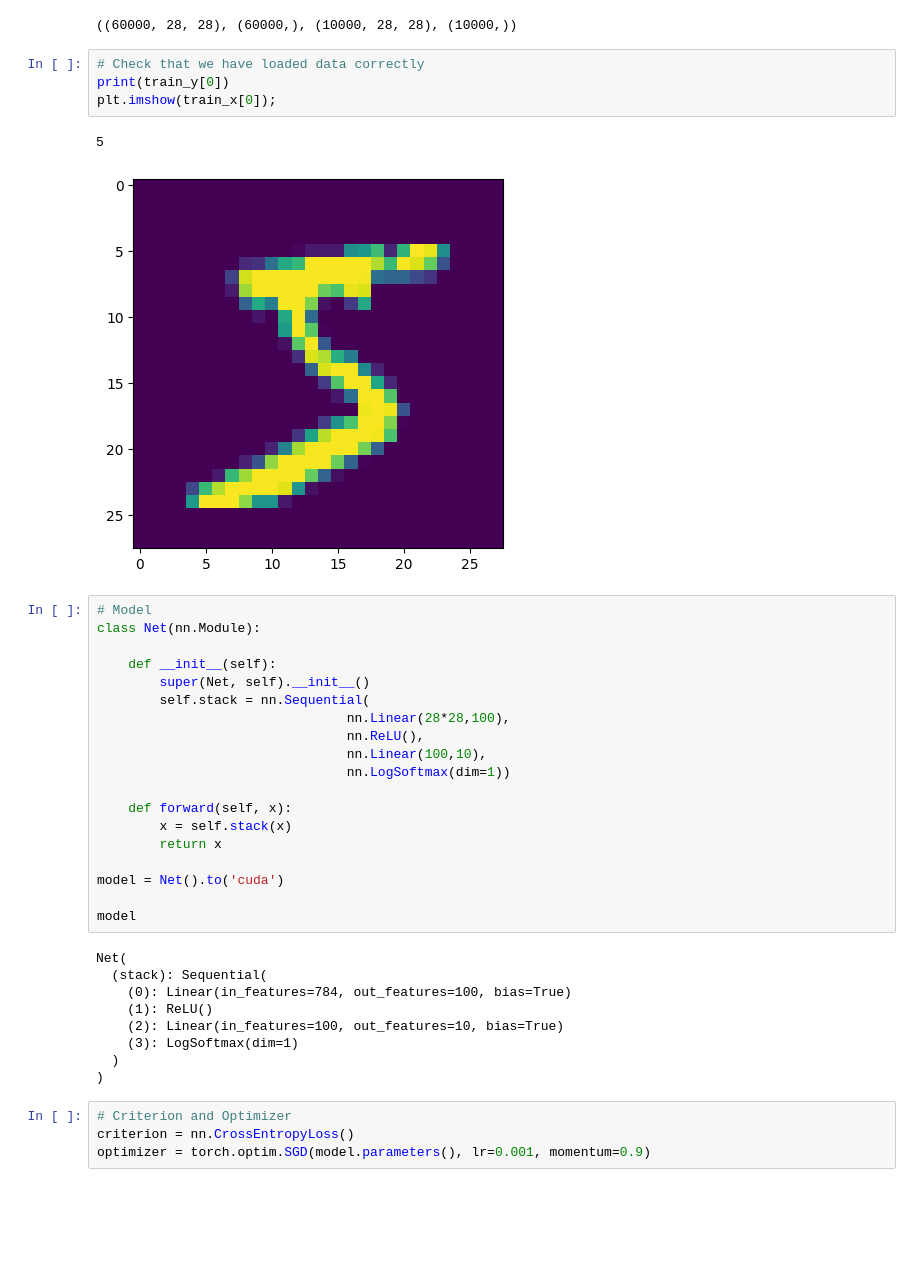
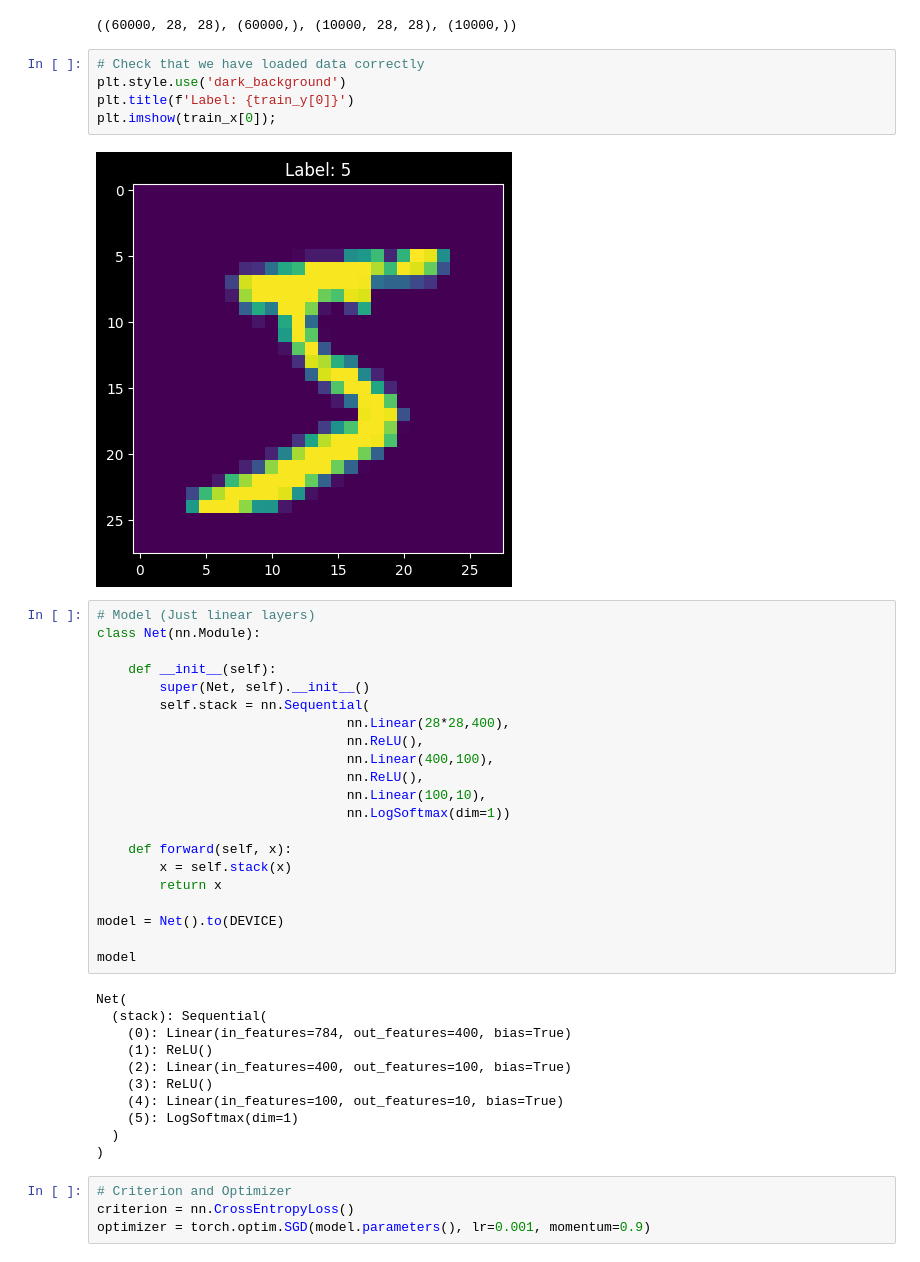
Before and after one commit to Bekkelien/mnist, a Jupyter notebook: mnist.ipynb, the cells around one changed output. Cells and saved outputs as stored; diff of their text form; blank space fills up the shorter version.

```diff
--- a/mnist.ipynb
+++ b/mnist.ipynb
@@ -65,19 +72,21 @@ train_x.shape, train_y.shape, test_x.shape, test_y.shape
 ((60000, 28, 28), (60000,), (10000, 28, 28), (10000,))
 # %%
 # Check that we have loaded data correctly
-print(train_y[0])
+plt.style.use('dark_background')
+plt.title(f'Label: {train_y[0]}')
 plt.imshow(train_x[0]);
 # %% [output]
-5
-[figure, old version]
+[figure, new version]
 # %%
-# Model
+# Model (Just linear layers)
 class Net(nn.Module):
 
     def __init__(self):
         super(Net, self).__init__()
         self.stack = nn.Sequential(
-                                nn.Linear(28*28,100),
+                                nn.Linear(28*28,400),
+                                nn.ReLU(),
+                                nn.Linear(400,100),
                                 nn.ReLU(),
                                 nn.Linear(100,10),
                                 nn.LogSoftmax(dim=1))
@@ -86,16 +95,18 @@ class Net(nn.Module):
         x = self.stack(x)
         return x
 
-model = Net().to('cuda')
+model = Net().to(DEVICE)
 
 model
 # %% [output]
 Net(
   (stack): Sequential(
-    (0): Linear(in_features=784, out_features=100, bias=True)
+    (0): Linear(in_features=784, out_features=400, bias=True)
     (1): ReLU()
-    (2): Linear(in_features=100, out_features=10, bias=True)
-    (3): LogSoftmax(dim=1)
+    (2): Linear(in_features=400, out_features=100, bias=True)
+    (3): ReLU()
+    (4): Linear(in_features=100, out_features=10, bias=True)
+    (5): LogSoftmax(dim=1)
   )
 )
 # %%
```
Also changed, not shown: parts of 9 cells of this notebook, 4 other files.
